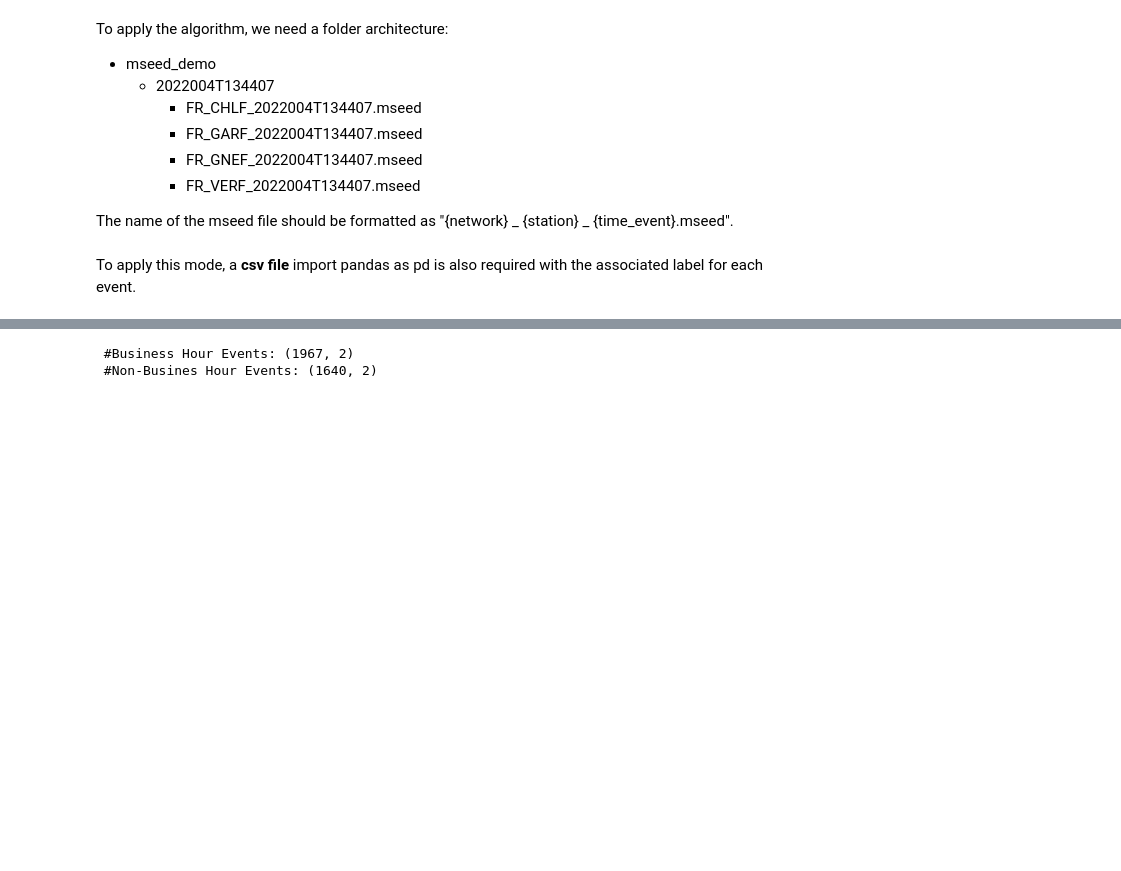
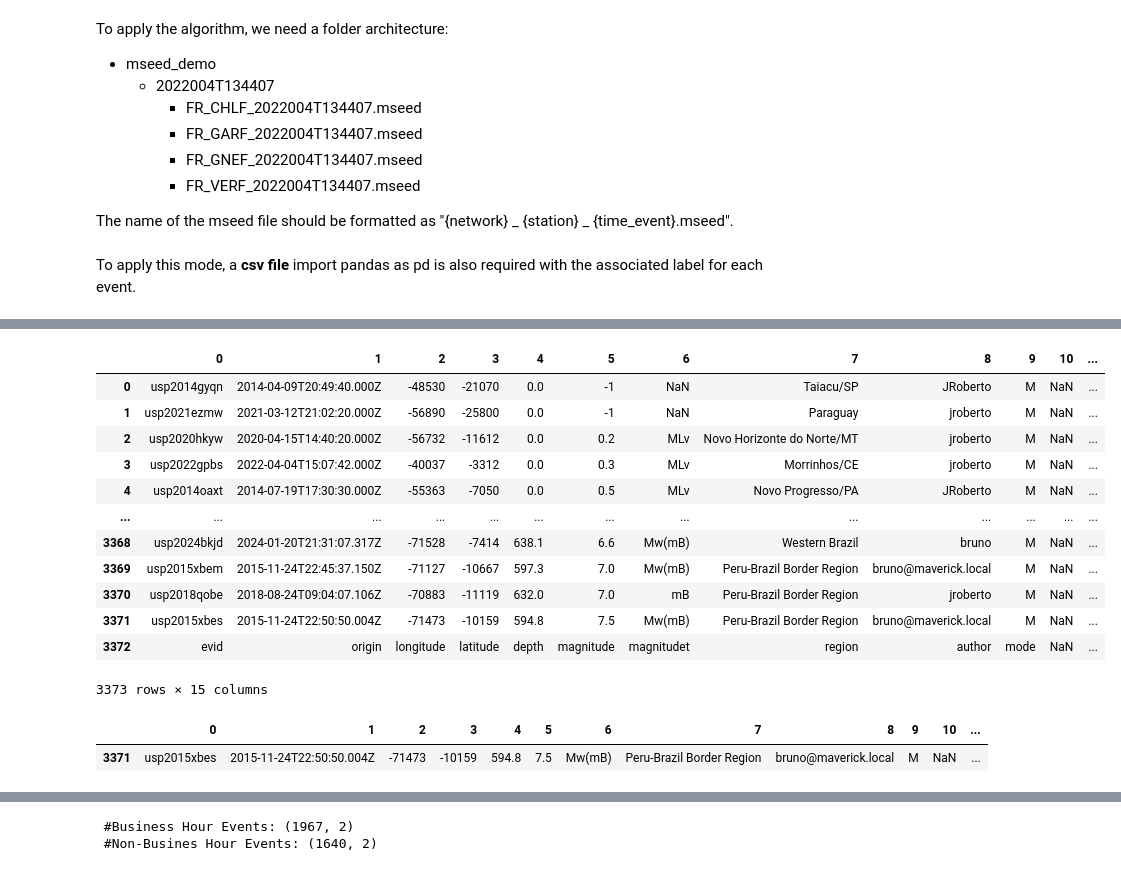
Before and after one commit to Gabriel-Goes/Sismologia_IPT, a Jupyter notebook: jupyternotebooks/validation.ipynb, the cells around one changed output, grey strips where cells are left out. Saved outputs shown, nothing was run; the diff lists cells and outputs as text; code cells hidden in the pictures; blank space fills up the shorter version.

```diff
--- a/jupyternotebooks/validation.ipynb
+++ b/jupyternotebooks/validation.ipynb
@@ -54,0 +74,17 @@ notcommercial_events = np.genfromtxt(f'../files/notcommercial_pred.csv', delimit
+# %%
+catalogo_iag = pd.read_csv('../files/catalogo/catalogo-moho.csv', header=None)
+catalogo_iag
+# %% [output]
+|  | 0 | 1 | 2 | 3 | 4 | 5 | 6 | 7 | 8 | 9 | 10 | ... |
+| 0 | usp2014gyqn | 2014-04-09T20:49:40.000Z | -48530 | -21070 | 0.0 | -1 | NaN | Taiacu/SP | JRoberto | M | NaN | ... |
+| 1 | usp2021ezmw | 2021-03-12T21:02:20.000Z | -56890 | -25800 | 0.0 | -1 | NaN | Paraguay | jroberto | M | NaN | ... |
+| 2 | usp2020hkyw | 2020-04-15T14:40:20.000Z | -56732 | -11612 | 0.0 | 0.2 | MLv | Novo Horizonte do Norte/MT | jroberto | M | NaN | ... |
+| 3 | usp2022gpbs | 2022-04-04T15:07:42.000Z | -40037 | -3312 | 0.0 | 0.3 | MLv | Morrinhos/CE | jroberto | M | NaN | ... |
+| 4 | usp2014oaxt | 2014-07-19T17:30:30.000Z | -55363 | -7050 | 0.0 | 0.5 | MLv | Novo Progresso/PA | JRoberto | M | NaN | ... |
+| ... | ... | ... | ... | ... | ... | ... | ... | ... | ... | ... | ... | ... |
+| 3368 | usp2024bkjd | 2024-01-20T21:31:07.317Z | -71528 | -7414 | 638.1 | 6.6 | Mw(mB) | Western Brazil | bruno | M | NaN | ... |
+| 3369 | usp2015xbem | 2015-11-24T22:45:37.150Z | -71127 | -10667 | 597.3 | 7.0 | Mw(mB) | Peru-Brazil Border Region | bruno@maverick.local | M | NaN | ... |
+| 3370 | usp2018qobe | 2018-08-24T09:04:07.106Z | -70883 | -11119 | 632.0 | 7.0 | mB | Peru-Brazil Border Region | jroberto | M | NaN | ... |
+| 3371 | usp2015xbes | 2015-11-24T22:50:50.004Z | -71473 | -10159 | 594.8 | 7.5 | Mw(mB) | Peru-Brazil Border Region | bruno@maverick.local | M | NaN | ... |
+| 3372 | evid | origin | longitude | latitude | depth | magnitude | magnitudet | region | author | mode | NaN | ... |
+3373 rows × 15 columns
@@ -54,0 +93,5 @@ notcommercial_events = np.genfromtxt(f'../files/notcommercial_pred.csv', delimit
+# %%
+catalogo_iag[-1:]
+# %% [output]
+|  | 0 | 1 | 2 | 3 | 4 | 5 | 6 | 7 | 8 | 9 | 10 | ... |
+| 3371 | usp2015xbes | 2015-11-24T22:50:50.004Z | -71473 | -10159 | 594.8 | 7.5 | Mw(mB) | Peru-Brazil Border Region | bruno@maverick.local | M | NaN | ... |
```
Also changed, not shown: parts of 32 cells of this notebook, 18 other files.
